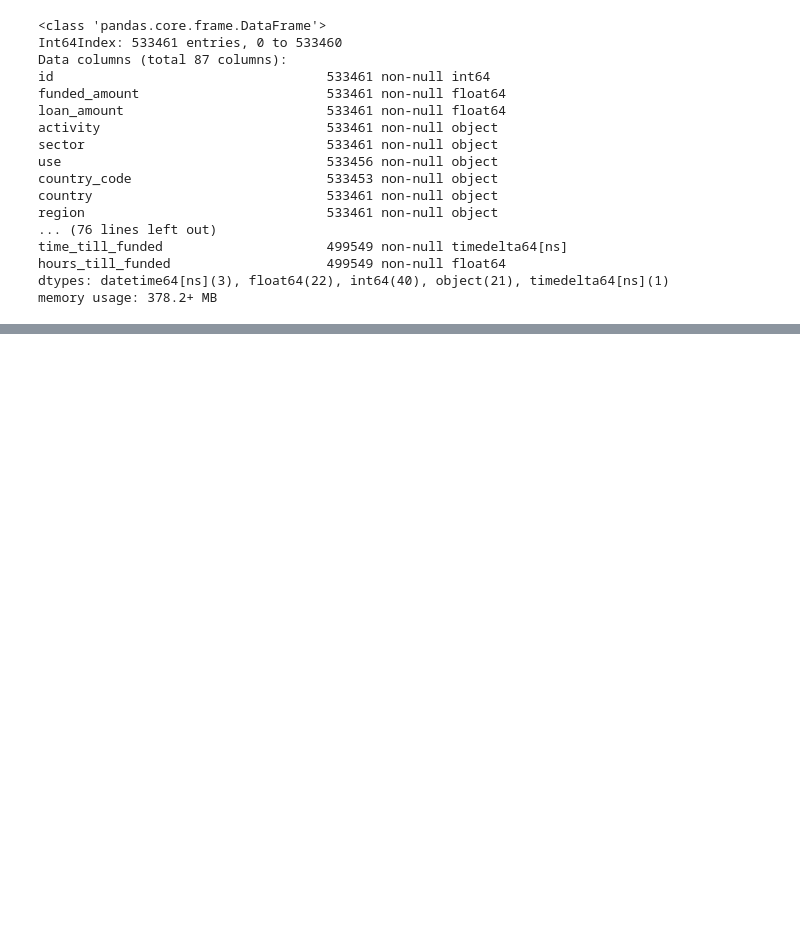
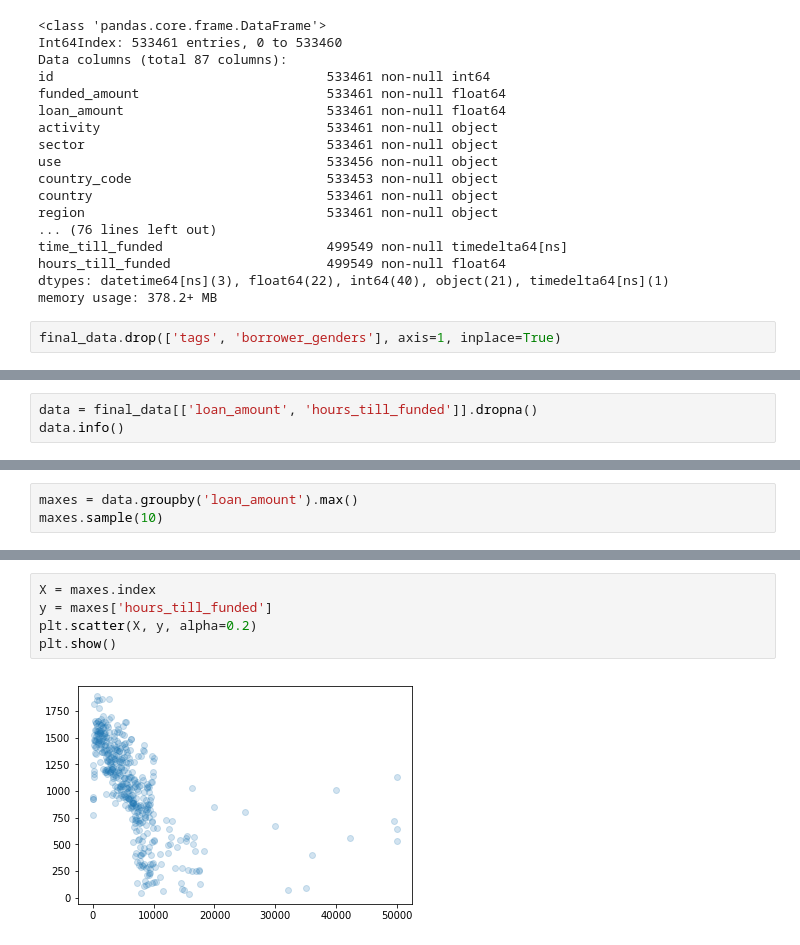
Before and after one commit to JCRaymond/ITCS_4156_FInal, a Jupyter notebook: Data Prep.ipynb, the cells around one changed output, grey strips where cells are left out. Saved outputs shown, nothing was run; the diff lists cells and outputs as text; blank space fills up the shorter version.

```diff
--- a/Data Prep.ipynb
+++ b/Data Prep.ipynb
@@ -1198,3 +1198,5 @@ time_till_funded                     499549 non-null timedelta64[ns]
 hours_till_funded                    499549 non-null float64
 dtypes: datetime64[ns](3), float64(22), int64(40), object(21), timedelta64[ns](1)
 memory usage: 378.2+ MB
+# %%
+final_data.drop(['tags', 'borrower_genders'], axis=1, inplace=True)
@@ -1200,0 +1236,3 @@ memory usage: 378.2+ MB
+# %%
+data = final_data[['loan_amount', 'hours_till_funded']].dropna()
+data.info()
@@ -1200,0 +1247,3 @@ memory usage: 378.2+ MB
+# %%
+maxes = data.groupby('loan_amount').max()
+maxes.sample(10)
@@ -1200,0 +1263,7 @@ memory usage: 378.2+ MB
+# %%
+X = maxes.index
+y = maxes['hours_till_funded']
+plt.scatter(X, y, alpha=0.2)
+plt.show()
+# %% [output]
+[figure, added]
```
Also changed, not shown: parts of 27 cells of this notebook.
